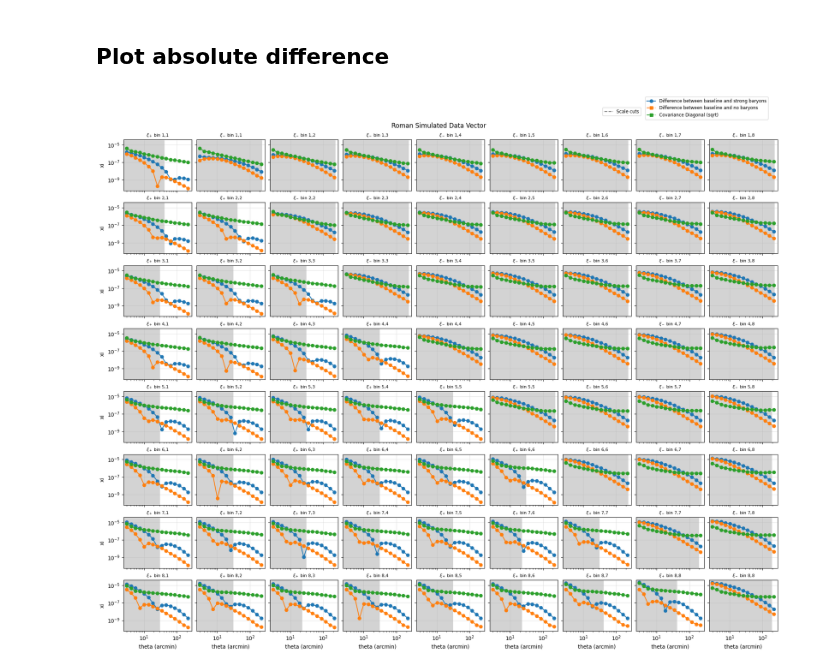
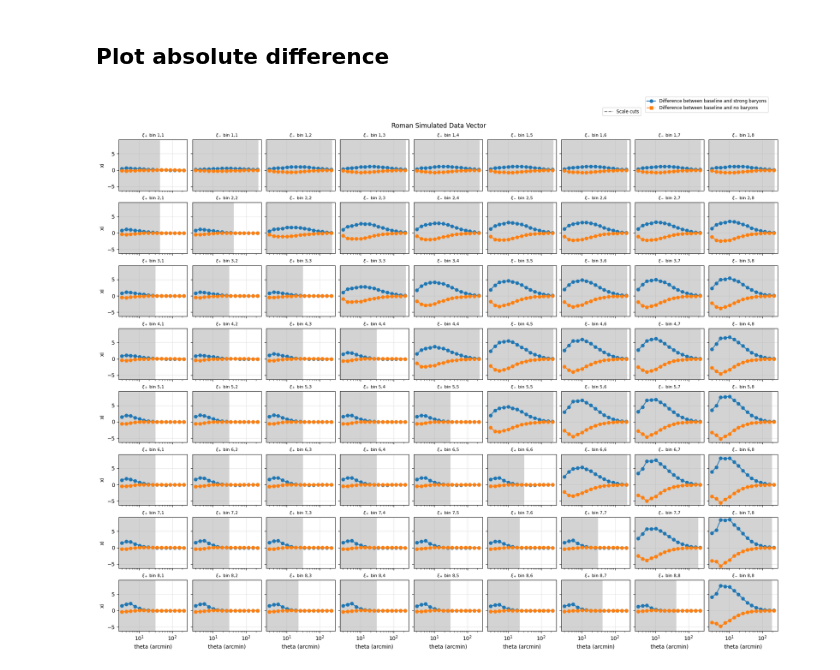
Before and after one commit to joaoreboucas1/cpip_data_challenge_2, a Jupyter notebook: data/scale_cuts/plot_mask.ipynb, the cells around one changed output. Drawn from its saved outputs; the diff is of its cells as text; code cells hidden in the pictures.

```diff
--- a/data/scale_cuts/plot_mask.ipynb
+++ b/data/scale_cuts/plot_mask.ipynb
@@ -49,7 +49,7 @@ with open("../cov_sim_cosmolike_format.dat", "r") as f:
 thetas = get_theta(2.5, 250, 15)
 # %%
 _, dv_baseline  = np.loadtxt("BASELINE.modelvector", unpack=True)
-_, dv_baryons   = np.loadtxt("BARYONS.modelvector", unpack=True)
+_, dv_baryons   = np.loadtxt("STRONGBARYONS.modelvector", unpack=True)
 _, dv_nobaryons = np.loadtxt("NOBARYONS.modelvector", unpack=True)
 _, mask         = np.loadtxt("dchi2_05.mask", unpack=True)
 min_angles = find_minimum_angles_from_mask(mask, thetas)
@@ -68,7 +68,7 @@ xi_minus_baryons   = dv_baryons[tri_count*block_size:2*tri_count*block_size]
 xi_plus_nobaryons  = dv_nobaryons[:tri_count*block_size]
 xi_minus_nobaryons = dv_nobaryons[tri_count*block_size:2*tri_count*block_size]
 
-fig, axes = plt.subplots(num_bins, num_cols, figsize=(18, 14), sharex=True, sharey=True, constrained_layout=True)
+fig, axes = plt.subplots(num_bins, num_cols, figsize=(18, 14), sharex=True, sharey=False, constrained_layout=True)
 plus_idx = 0
 minus_idx = 0
 
@@ -80,9 +80,9 @@ for i in range(num_bins):
             j = col
             start = plus_idx * block_size
             end = start + block_size
-            ax.loglog(thetas, xi_plus_baseline[start:end], color='C0', marker='o', linestyle='-')
-            ax.loglog(thetas, xi_plus_baryons[start:end], color='C1', marker='*', linestyle='-')
-            ax.loglog(thetas, xi_plus_nobaryons[start:end], color='C2', marker='s', linestyle='--')
+            ax.loglog(thetas, thetas*xi_plus_baseline[start:end], color='C0', marker='o', linestyle='-', alpha=0.6)
+            ax.loglog(thetas, thetas*xi_plus_baryons[start:end], color='C1', marker='*', linestyle='-', alpha=0.6)
+            ax.loglog(thetas, thetas*xi_plus_nobaryons[start:end], color='C2', marker='s', linestyle='--', alpha=0.6)
             line_idx = plus_idx
             plus_idx += 1
             label = r'$\xi_+$'
@@ -90,9 +90,9 @@ for i in range(num_bins):
             j = col - 1
             start = minus_idx * block_size
             end = start + block_size
-            ax.loglog(thetas, xi_minus_baseline[start:end], color='C0', marker='o', linestyle='-')
-            ax.loglog(thetas, xi_minus_baryons[start:end], color='C1', marker='*', linestyle='-')
-            ax.loglog(thetas, xi_minus_nobaryons[start:end], color='C2', marker='s', linestyle='--')
+            ax.loglog(thetas, thetas*xi_minus_baseline[start:end], color='C0', marker='o', linestyle='-', alpha=0.6)
+            ax.loglog(thetas, thetas*xi_minus_baryons[start:end], color='C1', marker='*', linestyle='-', alpha=0.6)
+            ax.loglog(thetas, thetas*xi_minus_nobaryons[start:end], color='C2', marker='s', linestyle='--', alpha=0.6)
             line_idx = tri_count + minus_idx
             minus_idx += 1
             label = r'$\xi_-$'
@@ -109,10 +109,10 @@ for i in range(num_bins):
         ax.grid(True, linewidth=0.5, alpha=0.5)
 
 legend_lines = [Line2D([0], [0], color='C0', marker='o', linestyle='-'),
-                Line2D([0], [0], color='C1', marker='s', linestyle='--'),
+                Line2D([0], [0], color='C1', marker='*', linestyle='--'),
                 Line2D([0], [0], color='C2', marker='s', linestyle='--')]
 legend_labels = ['Baseline', 'Baryons', 'No baryons']
-axes[0, 0].legend(legend_lines, legend_labels, fontsize='small', loc='upper left')
+fig.legend(legend_lines, legend_labels, fontsize='small', loc='upper left')
 
 scale_cut_lines = [Line2D([0], [0], color='gray', linestyle='--'),
                    Line2D([0], [0], color='red', linestyle='--'),
@@ -158,9 +158,9 @@ for i in range(num_bins):
             diff_baryons = xi_plus_baseline[start:end] - xi_plus_baryons[start:end]
             diff_nobaryons = xi_plus_baseline[start:end] - xi_plus_nobaryons[start:end]
 
-            ax.loglog(thetas, np.abs(diff_baryons), color='C0', marker='o', linestyle='-')
-            ax.loglog(thetas, np.abs(diff_nobaryons), color='C1', marker='o', linestyle='-')
-            ax.loglog(thetas, stdevs_xi_plus[start:end], color='C2', marker='o', linestyle='-')
+            ax.semilogx(thetas, diff_baryons/stdevs_xi_plus[start:end], color='C0', marker='o', linestyle='-')
+            ax.semilogx(thetas, diff_nobaryons/stdevs_xi_plus[start:end], color='C1', marker='o', linestyle='-')
+            # ax.loglog(thetas, stdevs_xi_plus[start:end], color='C2', marker='o', linestyle='-')
             line_idx = plus_idx
             plus_idx += 1
             label = r'$\xi_+$'
@@ -172,37 +172,36 @@ for i in range(num_bins):
             diff_baryons = xi_minus_baseline[start:end] - xi_minus_baryons[start:end]
             diff_nobaryons = xi_minus_baseline[start:end] - xi_minus_nobaryons[start:end]
 
-            ax.loglog(thetas, np.abs(diff_baryons), color='C0', marker='o', linestyle='-')
-            ax.loglog(thetas, np.abs(diff_nobaryons), color='C1', marker='o', linestyle='-')
-            ax.loglog(thetas, stdevs_xi_minus[start:end], color='C2', marker='o', linestyle='-')
+            ax.semilogx(thetas, diff_baryons/stdevs_xi_minus[start:end], color='C0', marker='o', linestyle='-')
+            ax.semilogx(thetas, diff_nobaryons/stdevs_xi_minus[start:end], color='C1', marker='o', linestyle='-')
+            # ax.loglog(thetas, stdevs_xi_minus[start:end], color='C2', marker='o', linestyle='-')
             line_idx = tri_count + minus_idx
             minus_idx += 1
             label = r'$\xi_-$'
 
         ax.axvspan(0, min_angles[line_idx], color='lightgray')
 
         if i == num_bins - 1:
             ax.set_xlabel('theta (arcmin)')
         if col == 0:
             ax.set_ylabel('xi')
 
         ax.set_title(f'{label} bin {i+1},{j+1}', fontsize=8)
         ax.grid(True, linewidth=0.5, alpha=0.5)
 
 legend_lines = [Line2D([0], [0], color='C0', marker='o', linestyle='-'),
-                Line2D([0], [0], color='C1', marker='s', linestyle='--'),
-                Line2D([0], [0], color='C2', marker='s', linestyle='--')]
-legend_labels = ['Difference between baseline and strong baryons', 'Difference between baseline and no baryons', 'Covariance Diagonal (sqrt)']
+                Line2D([0], [0], color='C1', marker='s', linestyle='--')]
+legend_labels = ['Difference between baseline and strong baryons', 'Difference between baseline and no baryons']
 fig.legend(legend_lines, legend_labels, fontsize='small', loc='upper left', bbox_to_anchor=(0.8, 1.05))
 
 scale_cut_lines = [Line2D([0], [0], color='gray', linestyle='--'),
                    Line2D([0], [0], color='red', linestyle='--'),
                    Line2D([0], [0], color='blue', linestyle='--'),
                    ]
 scale_cut_labels = ['Scale cuts']
 fig.legend(scale_cut_lines, scale_cut_labels, fontsize='small', loc='upper right', bbox_to_anchor=(0.8, 1.03))
 
 fig.suptitle('Roman Simulated Data Vector')
 plt.show()
 # %% [output]
-[figure, old version]
+[figure, new version]
```
Also changed, not shown: parts of 1 cell of this notebook, 13 other files.
